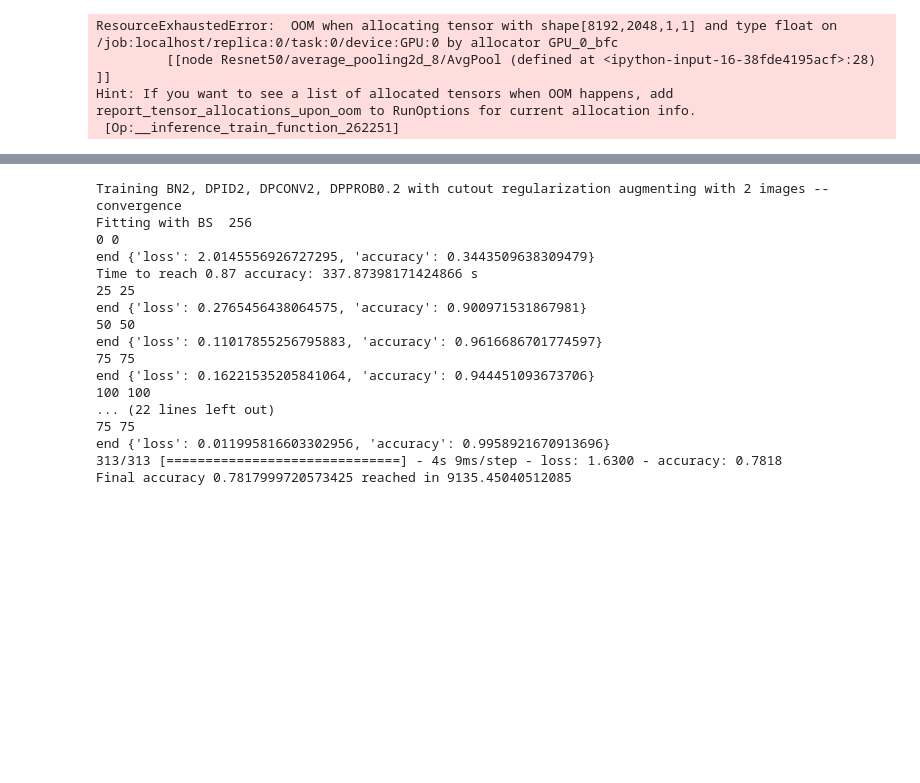
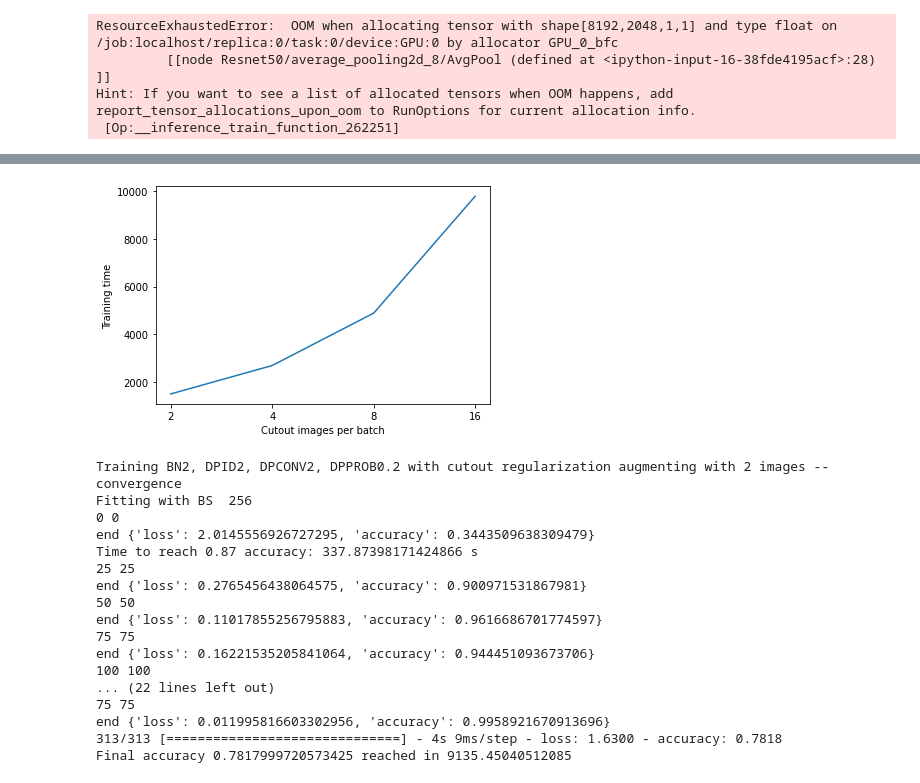
Before and after one commit to aashka-trivedi/regularization-for-image-classification, a Jupyter notebook: code/FinalResnet_dataaug_cutout.ipynb, the cells around one changed output, grey strips where cells are left out. Cells and saved outputs as stored; diff of their text form; code cells hidden in the pictures; blank space fills up the shorter version.

```diff
--- a/code/FinalResnet_dataaug_cutout.ipynb
+++ b/code/FinalResnet_dataaug_cutout.ipynb
@@ -355,3 +385,14 @@ Hint: If you want to see a list of allocated tensors when OOM happens, add repor
+# %%
+plt.plot(range(len(training_times)), training_times)
+plt.xticks(range(len(training_times)), ms)
+plt.ylabel('Training time')
+plt.xlabel('Cutout images per batch')
+
+plt.savefig('cutout_exp_times.jpg', bbox_inches = 'tight')
+
+plt.show()
+# %% [output]
+[figure, added]
 # %%
 dp = 2
 prob = 0.2
```
Also changed, not shown: parts of 1 cell of this notebook, 6 other files.
